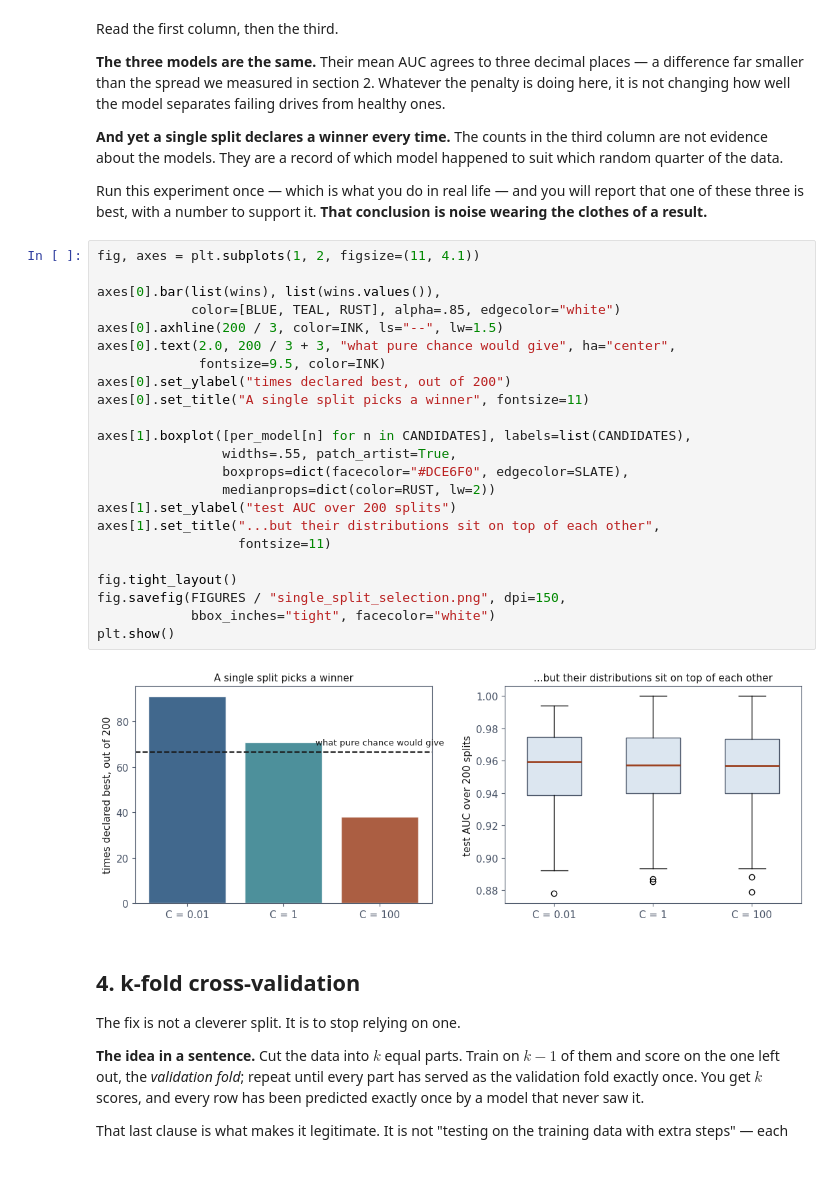
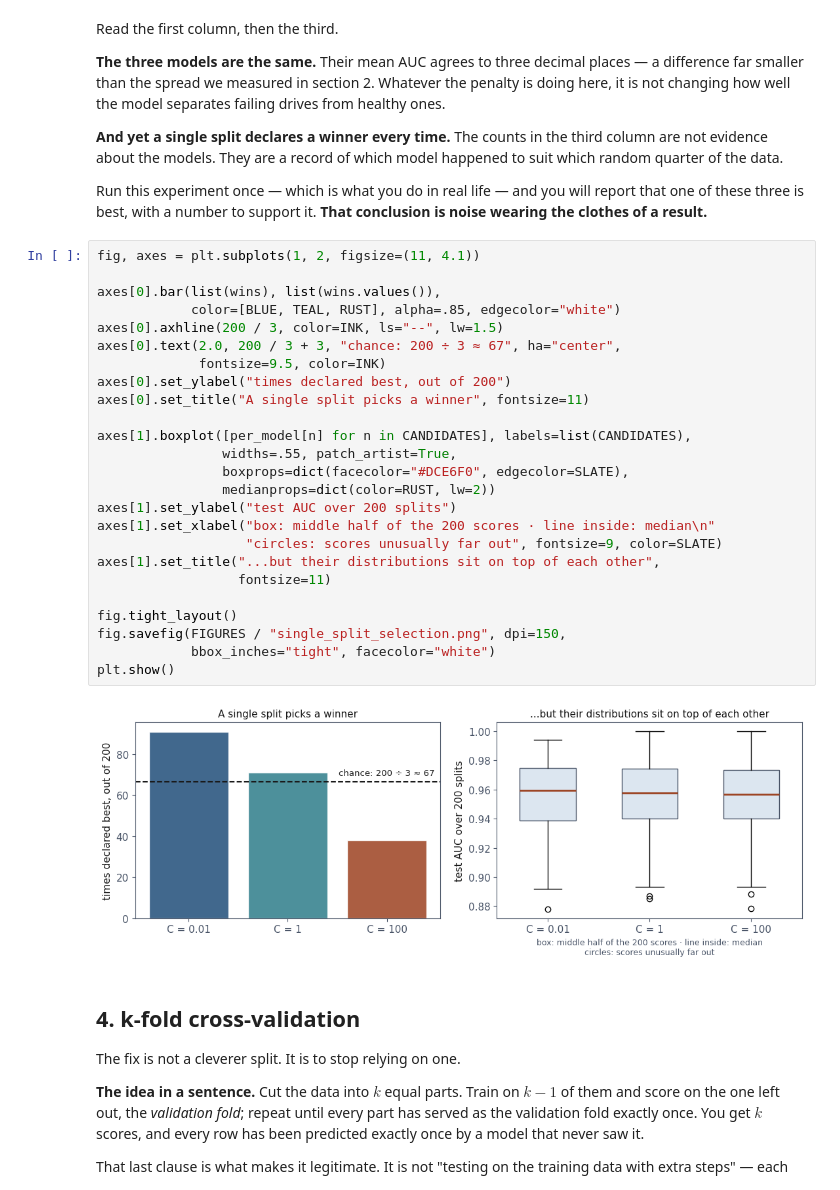
Before and after one commit to fabioantonini/technologies-for-artificial-intelligence, a Jupyter notebook: Lessons/05_experimental_methodology/Notebooks/01_why_one_split_lies.ipynb, the cells around one changed output. Saved outputs shown, nothing was run; the diff lists cells and outputs as text.

```diff
--- a/Lessons/05_experimental_methodology/Notebooks/01_why_one_split_lies.ipynb
+++ b/Lessons/05_experimental_methodology/Notebooks/01_why_one_split_lies.ipynb
@@ -215,28 +216,30 @@ conclusion is noise wearing the clothes of a result.**
 # %%
 fig, axes = plt.subplots(1, 2, figsize=(11, 4.1))
 
 axes[0].bar(list(wins), list(wins.values()),
             color=[BLUE, TEAL, RUST], alpha=.85, edgecolor="white")
 axes[0].axhline(200 / 3, color=INK, ls="--", lw=1.5)
-axes[0].text(2.0, 200 / 3 + 3, "what pure chance would give", ha="center",
+axes[0].text(2.0, 200 / 3 + 3, "chance: 200 ÷ 3 ≈ 67", ha="center",
              fontsize=9.5, color=INK)
 axes[0].set_ylabel("times declared best, out of 200")
 axes[0].set_title("A single split picks a winner", fontsize=11)
 
 axes[1].boxplot([per_model[n] for n in CANDIDATES], labels=list(CANDIDATES),
                 widths=.55, patch_artist=True,
                 boxprops=dict(facecolor="#DCE6F0", edgecolor=SLATE),
                 medianprops=dict(color=RUST, lw=2))
 axes[1].set_ylabel("test AUC over 200 splits")
+axes[1].set_xlabel("box: middle half of the 200 scores · line inside: median\n"
+                   "circles: scores unusually far out", fontsize=9, color=SLATE)
 axes[1].set_title("...but their distributions sit on top of each other",
                   fontsize=11)
 
 fig.tight_layout()
 fig.savefig(FIGURES / "single_split_selection.png", dpi=150,
             bbox_inches="tight", facecolor="white")
 plt.show()
 # %% [output]
-[figure, old version]
+[figure, new version]
 # %% [markdown]
 ## 4. k-fold cross-validation
 
```
Also changed, not shown: parts of 1 cell of this notebook, 11 other files.
